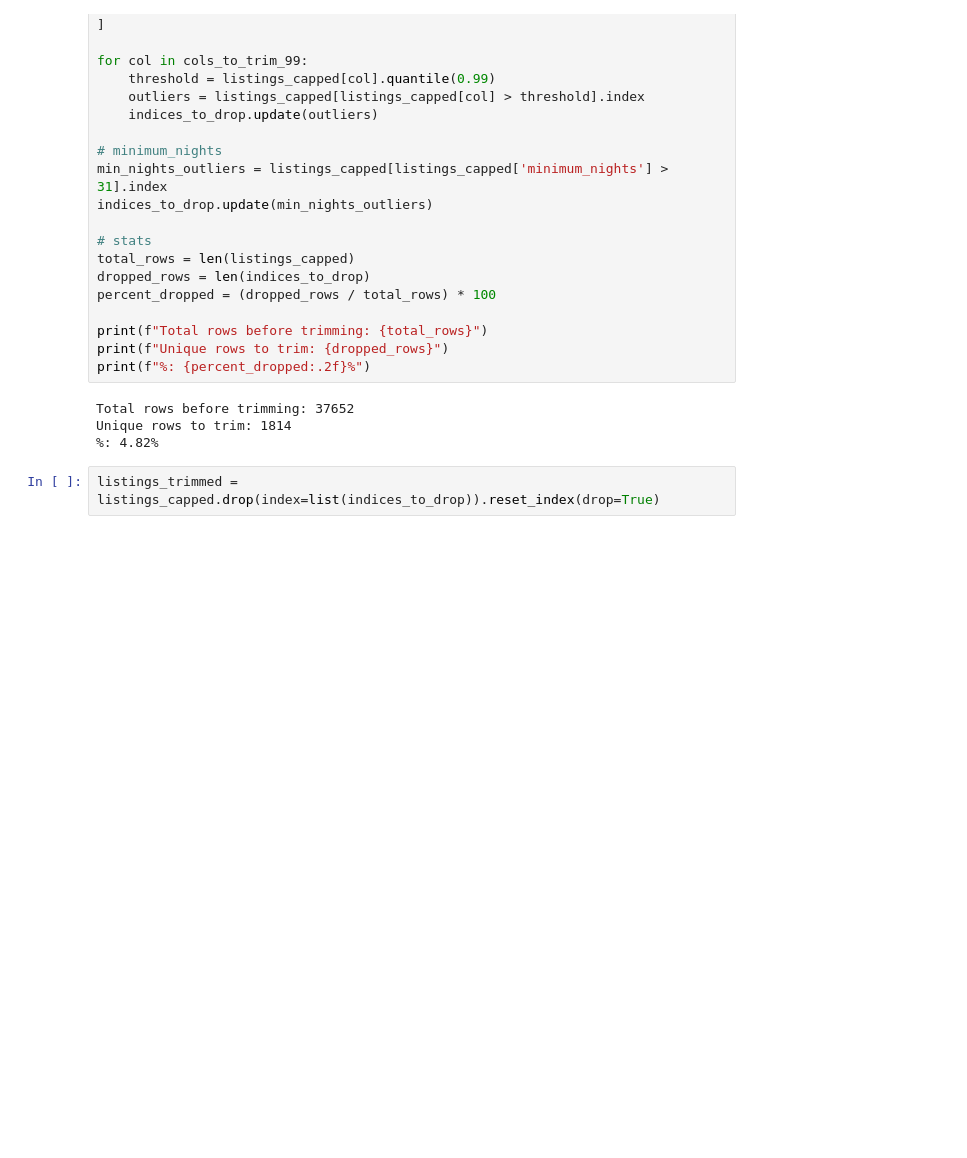
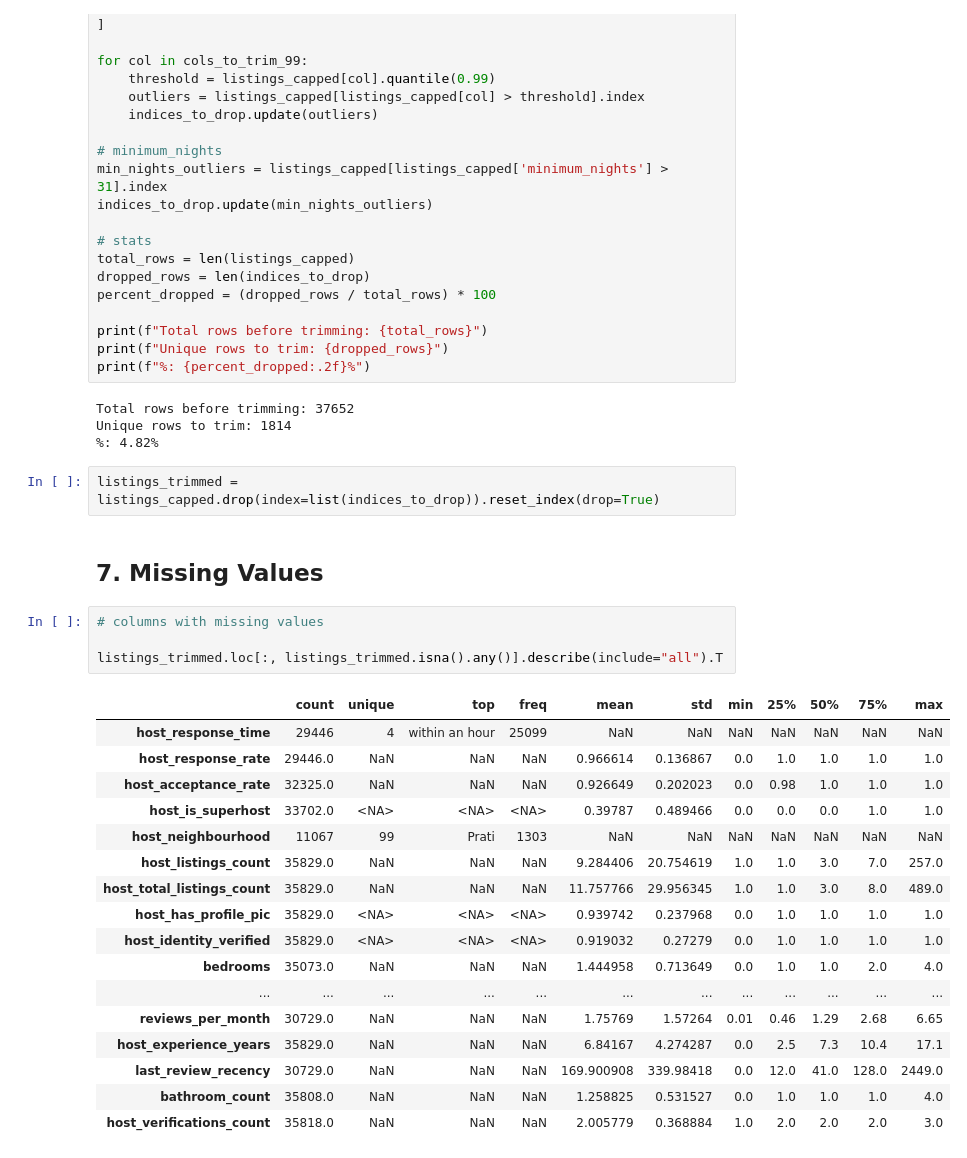
Before and after one commit to pln6/airbnb-market-segmentation-analysis, a Jupyter notebook: notebooks/01_data_cleaning.ipynb, the cells around one changed output. Cells and saved outputs as stored; diff of their text form; blank space fills up the shorter version.

```diff
--- a/notebooks/01_data_cleaning.ipynb
+++ b/notebooks/01_data_cleaning.ipynb
@@ -1921,3 +1922,27 @@ Unique rows to trim: 1814
 %: 4.82%
 # %%
 listings_trimmed = listings_capped.drop(index=list(indices_to_drop)).reset_index(drop=True)
+# %% [markdown]
+## 7. Missing Values
+# %%
+# columns with missing values
+
+listings_trimmed.loc[:, listings_trimmed.isna().any()].describe(include="all").T
+# %% [output]
+|  | count | unique | top | freq | mean | std | min | 25% | 50% | 75% | max |
+| host_response_time | 29446 | 4 | within an hour | 25099 | NaN | NaN | NaN | NaN | NaN | NaN | NaN |
+| host_response_rate | 29446.0 | NaN | NaN | NaN | 0.966614 | 0.136867 | 0.0 | 1.0 | 1.0 | 1.0 | 1.0 |
+| host_acceptance_rate | 32325.0 | NaN | NaN | NaN | 0.926649 | 0.202023 | 0.0 | 0.98 | 1.0 | 1.0 | 1.0 |
+| host_is_superhost | 33702.0 | <NA> | <NA> | <NA> | 0.39787 | 0.489466 | 0.0 | 0.0 | 0.0 | 1.0 | 1.0 |
+| host_neighbourhood | 11067 | 99 | Prati | 1303 | NaN | NaN | NaN | NaN | NaN | NaN | NaN |
+| host_listings_count | 35829.0 | NaN | NaN | NaN | 9.284406 | 20.754619 | 1.0 | 1.0 | 3.0 | 7.0 | 257.0 |
+| host_total_listings_count | 35829.0 | NaN | NaN | NaN | 11.757766 | 29.956345 | 1.0 | 1.0 | 3.0 | 8.0 | 489.0 |
+| host_has_profile_pic | 35829.0 | <NA> | <NA> | <NA> | 0.939742 | 0.237968 | 0.0 | 1.0 | 1.0 | 1.0 | 1.0 |
+| host_identity_verified | 35829.0 | <NA> | <NA> | <NA> | 0.919032 | 0.27279 | 0.0 | 1.0 | 1.0 | 1.0 | 1.0 |
+| bedrooms | 35073.0 | NaN | NaN | NaN | 1.444958 | 0.713649 | 0.0 | 1.0 | 1.0 | 2.0 | 4.0 |
+| ... | ... | ... | ... | ... | ... | ... | ... | ... | ... | ... | ... |
+| reviews_per_month | 30729.0 | NaN | NaN | NaN | 1.75769 | 1.57264 | 0.01 | 0.46 | 1.29 | 2.68 | 6.65 |
+| host_experience_years | 35829.0 | NaN | NaN | NaN | 6.84167 | 4.274287 | 0.0 | 2.5 | 7.3 | 10.4 | 17.1 |
+| last_review_recency | 30729.0 | NaN | NaN | NaN | 169.900908 | 339.98418 | 0.0 | 12.0 | 41.0 | 128.0 | 2449.0 |
+| bathroom_count | 35808.0 | NaN | NaN | NaN | 1.258825 | 0.531527 | 0.0 | 1.0 | 1.0 | 1.0 | 4.0 |
+| host_verifications_count | 35818.0 | NaN | NaN | NaN | 2.005779 | 0.368884 | 1.0 | 2.0 | 2.0 | 2.0 | 3.0 |
```
Also changed, not shown: parts of 5 cells of this notebook.
